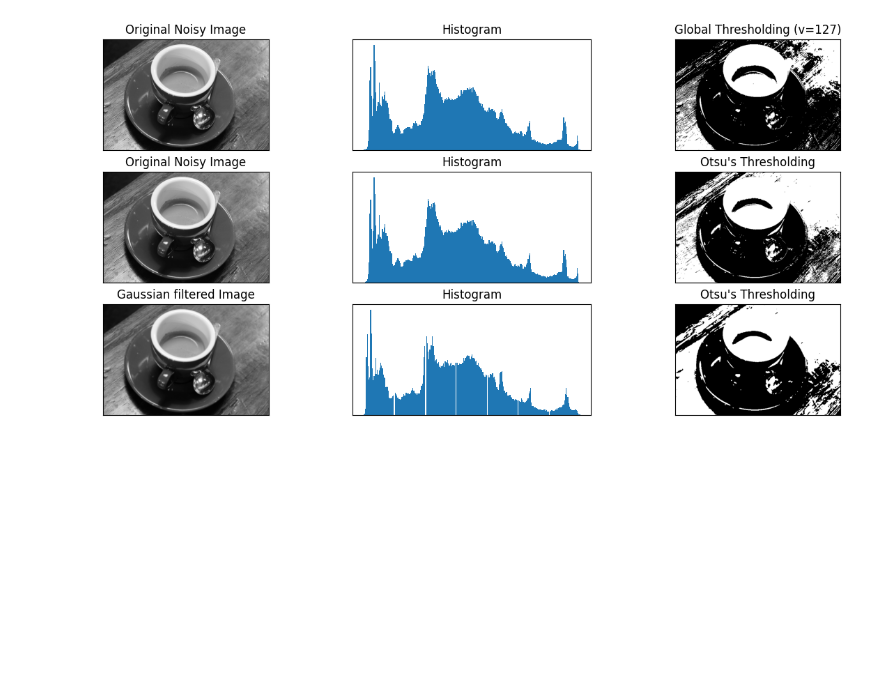
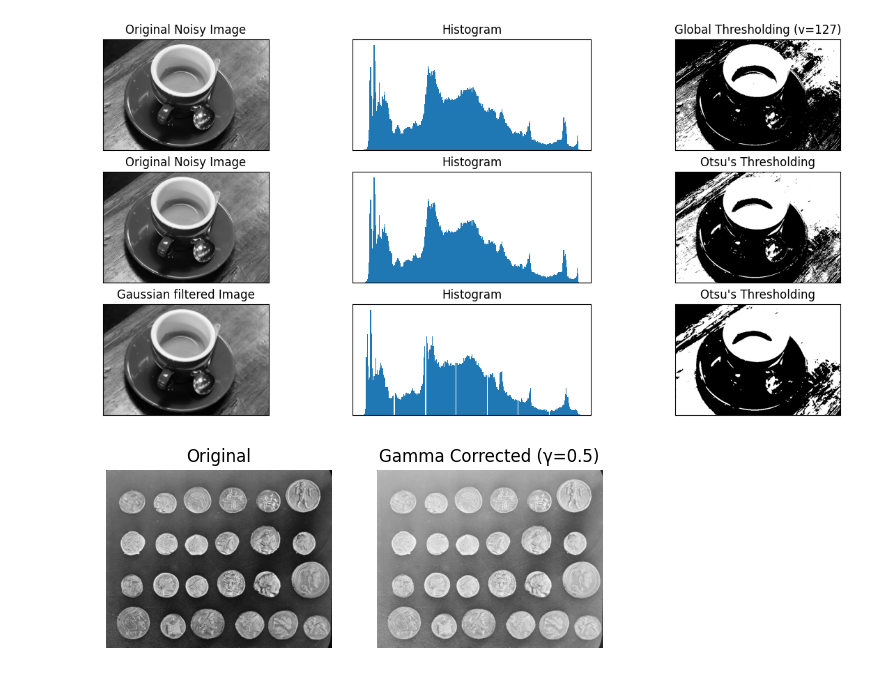
Before and after one commit to ayzrixsiev/Deep-Image-Processing-Lab, a Jupyter notebook: CAU | Week 4/Lab-1.ipynb, the cells around one changed output. Drawn from its saved outputs; the diff is of its cells as text; code cells hidden in the pictures; blank space fills up the shorter version.

```diff
--- a/CAU | Week 4/Lab-1.ipynb
+++ b/CAU | Week 4/Lab-1.ipynb
@@ -166,3 +166,27 @@ for i in range(3):
 plt.show()
 # %% [output]
 [figure]
+# %%
+def gamma_correction(image, c, gamma):
+    # Normilize, convert into float
+    i_norm = image.astype('float32') / 255
+
+    # Apply gamma correction using this formula
+    i_gamma = c * (i_norm ** gamma)
+
+    # "Un" normilize, convert back to the uint8
+    i_out = np.clip(i_gamma * 255, 0, 255).astype('uint8')
+
+    return i_out
+
+img = cv2.imread('../data/benchmarks/coins.png')
+
+img_rgb = cv2.cvtColor(img, cv2.COLOR_BGR2RGB)
+
+gamma_res = gamma_correction(img_rgb, 1.0, 0.5)
+
+plt.subplot(1, 2, 1); plt.imshow(img_rgb); plt.title('Original'); plt.axis('off')
+plt.subplot(1, 2, 2); plt.imshow(gamma_res); plt.title('Gamma Corrected (γ=0.5)'); plt.axis('off')
+plt.show()
+# %% [output]
+[figure, added]
```
Also changed, not shown: parts of 1 cell of this notebook, 1 other file.
